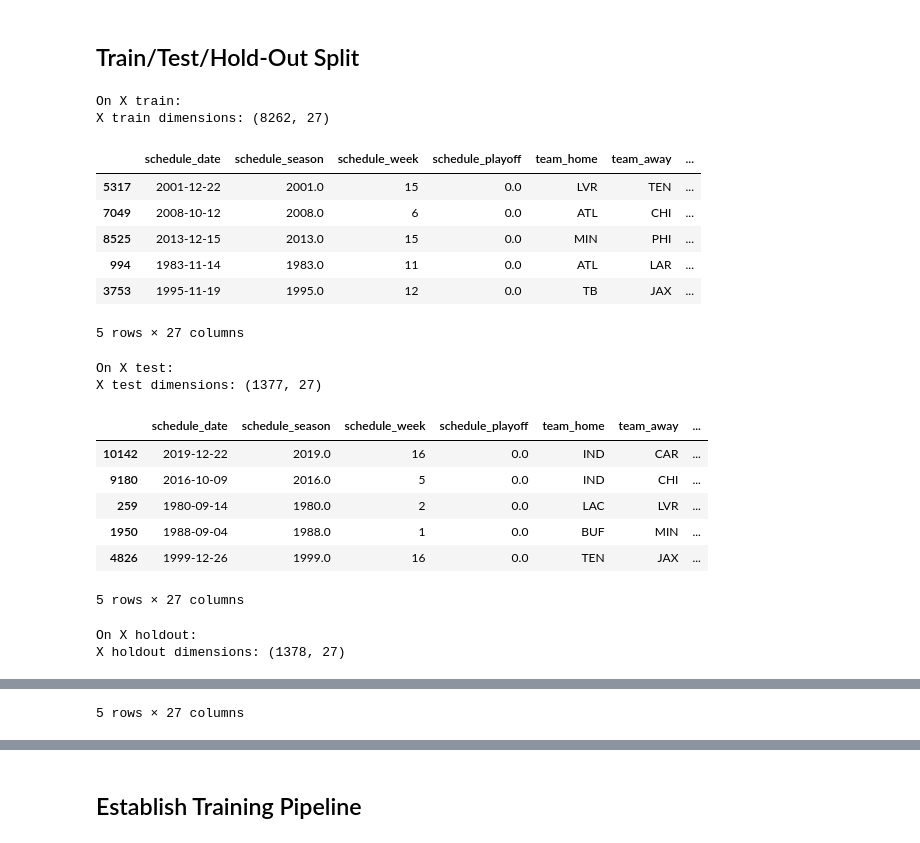
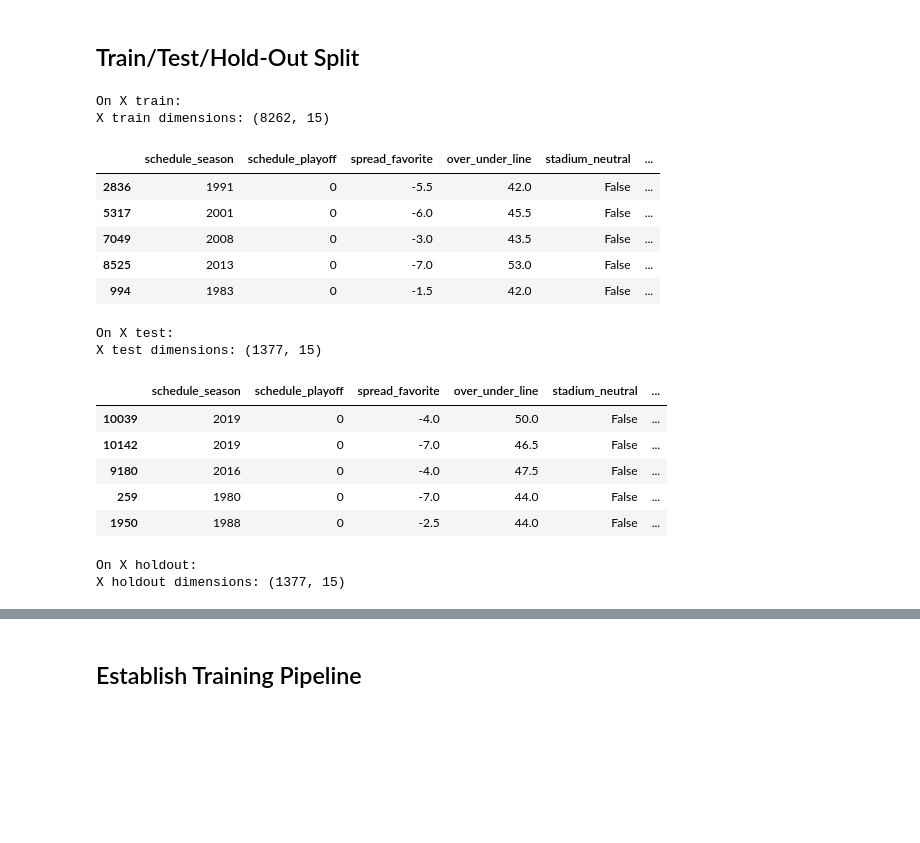
Before and after one commit to tyslas/CS5265-tyslas-nfl-spread-line-outcomes, a Jupyter notebook: NFLSpreadAndLineOutcomes.ipynb, the cells around one changed output, grey strips where cells are left out. Cells and saved outputs as stored; diff of their text form; code cells hidden in the pictures; blank space fills up the shorter version.

Commit message:
complete training pipeline; start final fit

```diff
--- a/NFLSpreadAndLineOutcomes.ipynb
+++ b/NFLSpreadAndLineOutcomes.ipynb
@@ -203,0 +201,5 @@ display(scores)
+# %%
+# convert the schedule_playoff column from true/false into 1/0
+
+scores['stadium_neutral'] = scores['stadium_neutral'].astype(int)
+scores.tail()
@@ -348,7 +357,6 @@ def determine_favorite_won(row):
   return int(result)
 
 scores_dropped['favorite_won'] = scores_dropped.apply(determine_favorite_won, axis = 1)
-scores_dropped.loc['favorite_won'] = scores_dropped['favorite_won'].astype(int)
 scores_dropped.head()
 # %% [output]
 |  | schedule_date | schedule_season | schedule_week | schedule_playoff | team_home | score_home | score_away | ... |
@@ -397,3 +404,10 @@ the favorite team covered the spread 40.52% of the time
+# %%
+# impute the values for `over_under_line`, `weather_temperature`, and `weather_wind_mph` with the median values of each
+
+# Impute missing values with column median
+scores_dropped['over_under_line'].fillna(scores_dropped['over_under_line'].median(), inplace = True)
+scores_dropped['weather_temperature'].fillna(scores_dropped['weather_temperature'].median(), inplace = True)
+scores_dropped['weather_wind_mph'].fillna(scores_dropped['weather_wind_mph'].median(), inplace = True)
 # %%
 # create new target column of over_under_covered
 
@@ -485,60 +523,70 @@ from sklearn.preprocessing import OneHotEncoder, LabelBinarizer, StandardScaler
 from sklearn import config_context
 from sklearn.metrics import classification_report, confusion_matrix, ConfusionMatrixDisplay
 # %%
-# remove team_home and team_away columns from data so that the model cannot have access to outcome information
-# dropping multiple columns
-columns_to_drop = ['score_home', 'score_away']
+# remove score_home, score_away, and winning_team columns from data so that the model cannot have access to outcome information
+# remove weather_detail column from data since this column was turned into one-hot encoded categorical variables
+# remove weather_humidity column because there's too much missing data
+# remove columns that are not numerical variables since regression does not work with non-numerical variables
+# non-numerical columns: schedule_date, schedule_week, team_home, team_away, team_favorite_id, stadium
+# if I do the manual work to convert schedule_week to all numerical values, I may include it in the future
+columns_to_drop = ['score_home', 'score_away', 'weather_humidity', 'winning_team', 'weather_detail', 'schedule_date', 'schedule_week', 'team_home', 'team_away', 'team_favorite_id', 'stadium']
 prepared_data = scores_encoded.drop(columns_to_drop, axis = 1)
+
+# would like to find a way to make binary variables int instead of float
+# columns that are binary variables that need to be converted from float to int
+# columns_to_convert = ['schedule_season', 'schedule_playoff', 'stadium_neutral', 'favorite_won']
+
+# convert the specified columns to int type
+# prepared_data[columns_to_convert] = prepared_data[columns_to_convert].astype(int)
 
 # multiple targets: y1 = favorite_won, y2 = spread_favorite_covered, y3 = over_under_covered
 # 'X' is the feature matrix and 'y1', 'y2', 'y3' are the target variables
-X = prepared_data
+class_columns = ['favorite_won', 'spread_favorite_covered', 'over_under_covered']
+X = prepared_data.drop(columns = class_columns)
 y1 = prepared_data['favorite_won']
 y2 = prepared_data['spread_favorite_covered']
 y3 = prepared_data['over_under_covered']
 test_percent = 0.25
 random_seed = 42
 holdout_percent = 0.5
 
 # split the data into train and combined test-holdout sets (75% train, 25% test + holdout)
 X_train, X_test_holdout, y1_train, y1_test_holdout, y2_train, y2_test_holdout, y3_train, y3_test_holdout = train_test_split(X, y1, y2, y3, test_size = test_percent, random_state = random_seed)
 
 # further split the test-holdout set into test and holdout sets (50% test, 50% holdout)
 X_test, X_holdout, y1_test, y1_holdout, y2_test, y2_holdout, y3_test, y3_holdout = train_test_split(X_test_holdout, y1_test_holdout, y2_test_holdout, y3_test_holdout, test_size = holdout_percent, random_state = random_seed)
 
 
 # X train
 print('On X train:')
 print(f'X train dimensions: {X_train.shape}')
 display(X_train.head())
 
 # X test
 print('\nOn X test:')
 print(f'X test dimensions: {X_test.shape}')
 display(X_test.head())
 
 # X holdout
 print('\nOn X holdout:')
 print(f'X holdout dimensions: {X_holdout.shape}')
 display(X_holdout.head())
 # %% [output]
 On X train:
-X train dimensions: (8262, 27)
+X train dimensions: (8262, 15)
-|  | schedule_date | schedule_season | schedule_week | schedule_playoff | team_home | team_away | ... |
-| 5317 | 2001-12-22 | 2001.0 | 15 | 0.0 | LVR | TEN | ... |
-| 7049 | 2008-10-12 | 2008.0 | 6 | 0.0 | ATL | CHI | ... |
-| 8525 | 2013-12-15 | 2013.0 | 15 | 0.0 | MIN | PHI | ... |
-| 994 | 1983-11-14 | 1983.0 | 11 | 0.0 | ATL | LAR | ... |
-| 3753 | 1995-11-19 | 1995.0 | 12 | 0.0 | TB | JAX | ... |
+|  | schedule_season | schedule_playoff | spread_favorite | over_under_line | stadium_neutral | ... |
+| 2836 | 1991 | 0 | -5.5 | 42.0 | False | ... |
+| 5317 | 2001 | 0 | -6.0 | 45.5 | False | ... |
+| 7049 | 2008 | 0 | -3.0 | 43.5 | False | ... |
+| 8525 | 2013 | 0 | -7.0 | 53.0 | False | ... |
+| 994 | 1983 | 0 | -1.5 | 42.0 | False | ... |
-5 rows × 27 columns
+On X test:
+X test dimensions: (1377, 15)
+|  | schedule_season | schedule_playoff | spread_favorite | over_under_line | stadium_neutral | ... |
+| 10039 | 2019 | 0 | -4.0 | 50.0 | False | ... |
+| 10142 | 2019 | 0 | -7.0 | 46.5 | False | ... |
+| 9180 | 2016 | 0 | -4.0 | 47.5 | False | ... |
+| 259 | 1980 | 0 | -7.0 | 44.0 | False | ... |
+| 1950 | 1988 | 0 | -2.5 | 44.0 | False | ... |
-On X test:
-X test dimensions: (1377, 27)
+On X holdout:
+X holdout dimensions: (1377, 15)
-|  | schedule_date | schedule_season | schedule_week | schedule_playoff | team_home | team_away | ... |
-| 10142 | 2019-12-22 | 2019.0 | 16 | 0.0 | IND | CAR | ... |
-| 9180 | 2016-10-09 | 2016.0 | 5 | 0.0 | IND | CHI | ... |
-| 259 | 1980-09-14 | 1980.0 | 2 | 0.0 | LAC | LVR | ... |
-| 1950 | 1988-09-04 | 1988.0 | 1 | 0.0 | BUF | MIN | ... |
-| 4826 | 1999-12-26 | 1999.0 | 16 | 0.0 | TEN | JAX | ... |
-5 rows × 27 columns
-On X holdout:
-X holdout dimensions: (1378, 27)
@@ -551,4 +599,3 @@ X holdout dimensions: (1378, 27)
-5 rows × 27 columns
 # %%
 # y1 = favorite_won, y2 = spread_favorite_covered, y3 = over_under_covered
 
```
Also changed, not shown: parts of 37 cells of this notebook.
